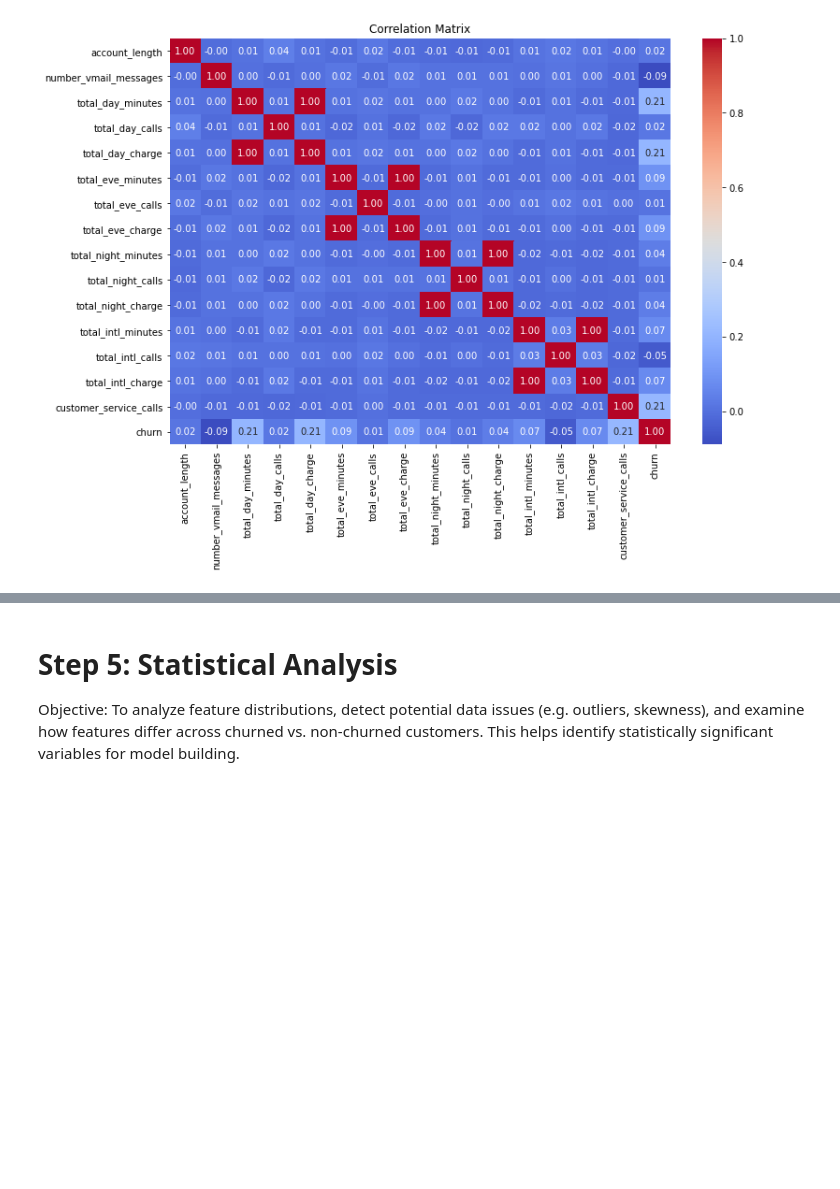
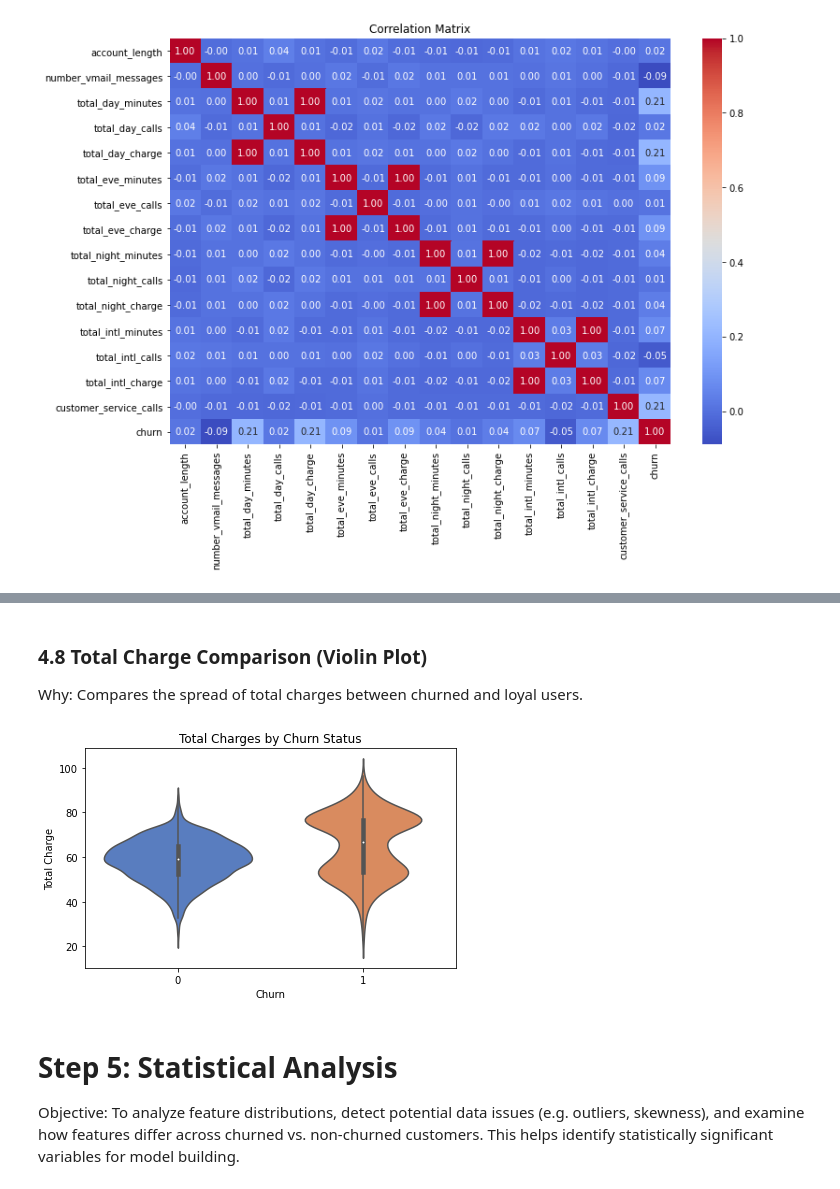
Before and after one commit to HellenDianaNjeri/SyriaTel-Customer-Churn, a Jupyter notebook: notebooks/SyriaTel Customer Churn.ipynb, the cells around one changed output, grey strips where cells are left out. Drawn from its saved outputs; the diff is of its cells as text; code cells hidden in the pictures; blank space fills up the shorter version.

```diff
--- a/notebooks/SyriaTel Customer Churn.ipynb
+++ b/notebooks/SyriaTel Customer Churn.ipynb
@@ -384,3 +472,18 @@ for col in numerical_features:
+# %% [markdown]
+### 4.8 Total Charge Comparison (Violin Plot)
+Why: Compares the spread of total charges between churned and loyal users.
+# %%
+df['total_charge'] = df[['total_day_charge', 'total_eve_charge', 'total_night_charge', 'total_intl_charge']].sum(axis=1)
+
+plt.figure(figsize=(6,4))
+sns.violinplot(data=df, x='churn', y='total_charge', palette='muted')
+plt.title('Total Charges by Churn Status')
+plt.xlabel('Churn')
+plt.ylabel('Total Charge')
+plt.tight_layout()
+plt.show()
+# %% [output]
+[figure, added]
 # %% [markdown]
 # Step 5: Statistical Analysis
 Objective:
```
Also changed, not shown: parts of 36 cells of this notebook.
